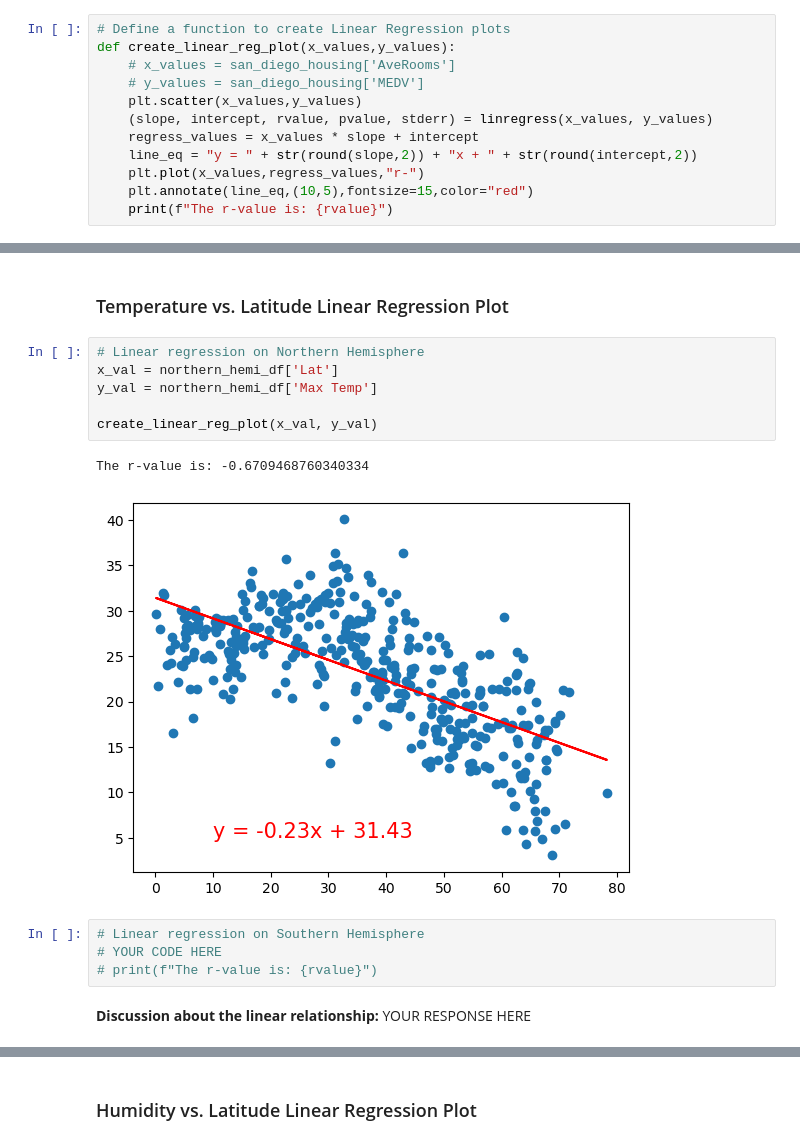
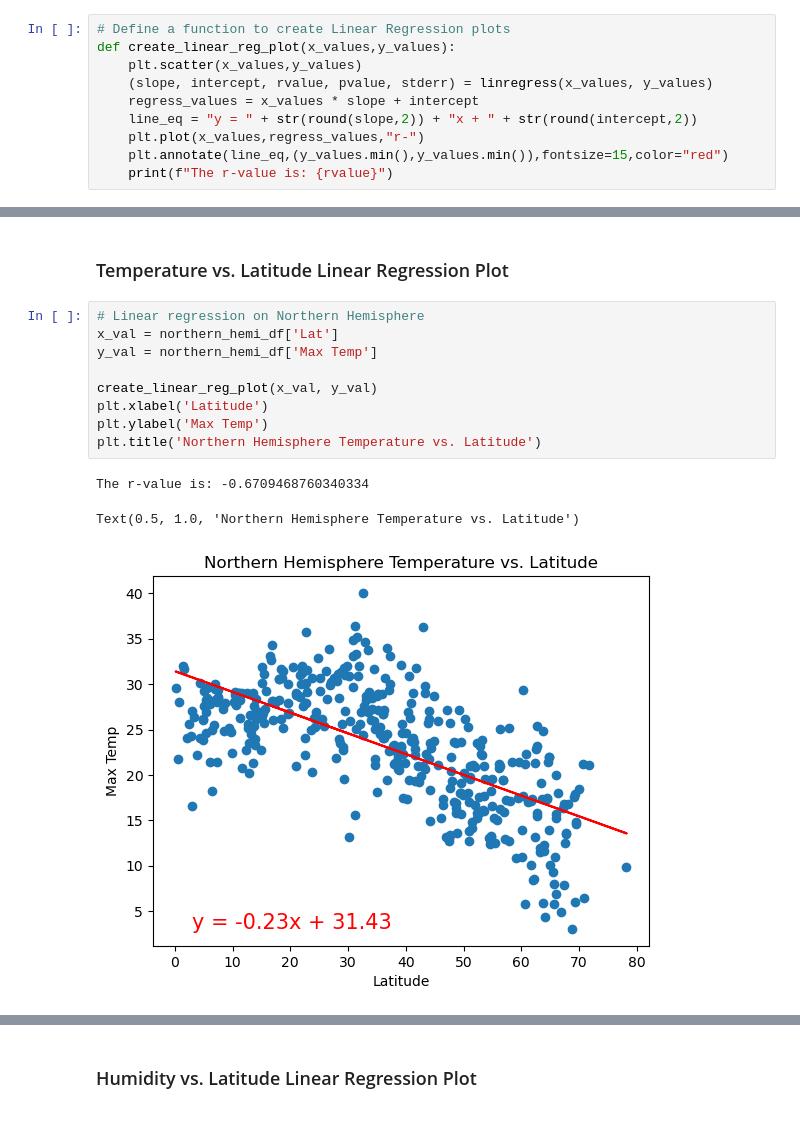
Before and after one commit to gituseraccount1/python-api-challenge, a Jupyter notebook: WeatherPy/WeatherPy.ipynb, the cells around one changed output, grey strips where cells are left out. Drawn from its saved outputs; the diff is of its cells as text.

```diff
--- a/WeatherPy/WeatherPy.ipynb
+++ b/WeatherPy/WeatherPy.ipynb
@@ -265,14 +265,12 @@ plt.show()
 # %%
 # Define a function to create Linear Regression plots
 def create_linear_reg_plot(x_values,y_values):
-    # x_values = san_diego_housing['AveRooms']
-    # y_values = san_diego_housing['MEDV']
     plt.scatter(x_values,y_values)
     (slope, intercept, rvalue, pvalue, stderr) = linregress(x_values, y_values)
     regress_values = x_values * slope + intercept
     line_eq = "y = " + str(round(slope,2)) + "x + " + str(round(intercept,2))
     plt.plot(x_values,regress_values,"r-")
-    plt.annotate(line_eq,(10,5),fontsize=15,color="red")
+    plt.annotate(line_eq,(y_values.min(),y_values.min()),fontsize=15,color="red")
     print(f"The r-value is: {rvalue}")
 # %%
 # Create a DataFrame with the Northern Hemisphere data (Latitude >= 0)
@@ -307,15 +305,13 @@ southern_hemi_df.head()
 # %%
 # Linear regression on Northern Hemisphere
 x_val = northern_hemi_df['Lat']
 y_val = northern_hemi_df['Max Temp']
 
 create_linear_reg_plot(x_val, y_val)
+plt.xlabel('Latitude')
+plt.ylabel('Max Temp')
+plt.title('Northern Hemisphere Temperature vs. Latitude')
 # %% [output]
 The r-value is: -0.6709468760340334
+Text(0.5, 1.0, 'Northern Hemisphere Temperature vs. Latitude')
-[figure, old version]
+[figure, new version]
-# %%
-# Linear regression on Southern Hemisphere
-# YOUR CODE HERE
-# print(f"The r-value is: {rvalue}")
-# %% [markdown]
-**Discussion about the linear relationship:** YOUR RESPONSE HERE
```
Also changed, not shown: parts of 19 cells of this notebook, 2 other files.
